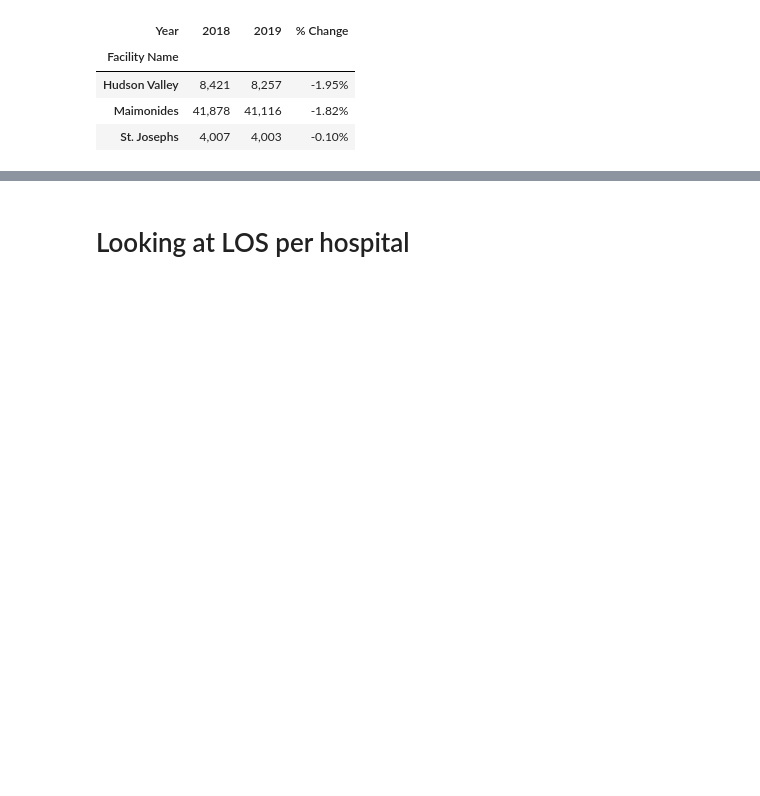
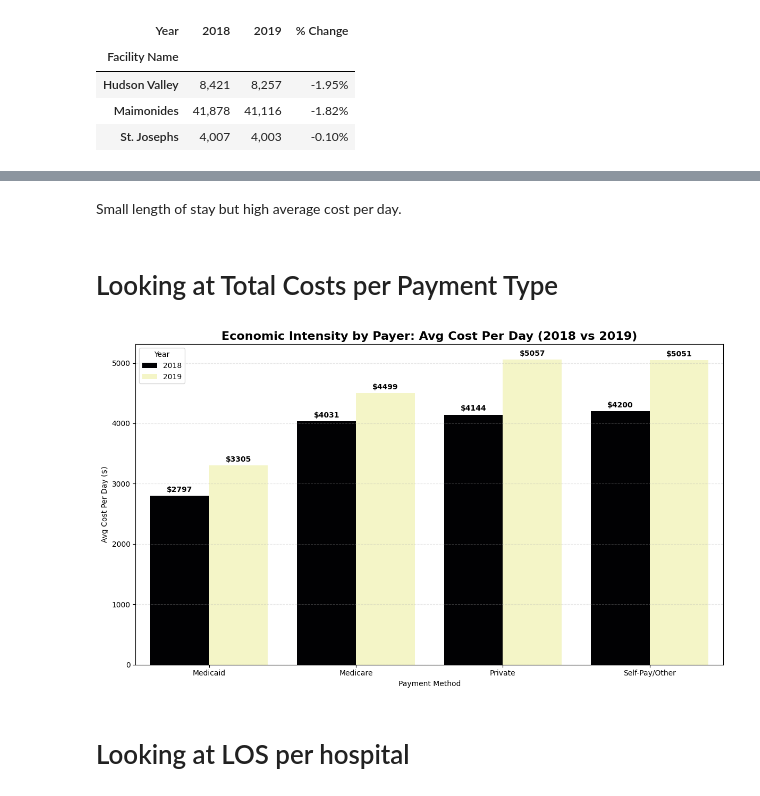
Before and after one commit to kpsalida/HospitalDischarges_Visualization, a Jupyter notebook: viz_eda.ipynb, the cells around one changed output, grey strips where cells are left out. Cells and saved outputs as stored; diff of their text form; code cells hidden in the pictures; blank space fills up the shorter version.

```diff
--- a/viz_eda.ipynb
+++ b/viz_eda.ipynb
@@ -1185,3 +1184,17 @@ styled_volume
 | Hudson Valley | 8,421 | 8,257 | -1.95% |
 | Maimonides | 41,878 | 41,116 | -1.82% |
 | St. Josephs | 4,007 | 4,003 | -0.10% |
+# %%
+# Create a melted version for side-by-side bars
+volume_melted = volume_table[[2018, 2019]].reset_index().melt(id_vars='Facility Name', var_name='Year', value_name='Inpatients')
+
+plt.figure(figsize=(12, 6))
+ax = sns.barplot(data=volume_melted, x='Facility Name', y='Inpatients', hue='Year', palette='viridis')
+
+# Add labels to show the scale difference
+for container in ax.containers:
+    ax.bar_label(container, fmt='{:,.0f}', padding=3)
+
+plt.title("Total Inpatient Volume: 2018 vs 2019", fontsize=15, fontweight='bold')
+plt.ylabel("Number of Discharges")
+plt.show()
@@ -1218,3 +1318,37 @@ styled_efficiency
+# %% [markdown]
+Small length of stay but high average cost per day.
+# %% [markdown]
+# Looking at Total Costs per Payment Type
+# %%
+# Prepare data from payer_efficiency table
+# We melt it to make it compatible with Seaborn's hue
+payer_cost_melted = payer_efficiency['Avg_Cost_Per_Day'].reset_index().melt(
+    id_vars='Payment Type',
+    var_name='Year',
+    value_name='Cost_Per_Day'
+)
+
+plt.figure(figsize=(12, 7))
+ax = sns.barplot(
+    data=payer_cost_melted,
+    x='Payment Type',
+    y='Cost_Per_Day',
+    hue='Year',
+    palette='magma'
+)
+
+# Add data labels
+for container in ax.containers:
+    ax.bar_label(container, fmt='$%.0f', padding=3, fontweight='bold')
+
+plt.title("Economic Intensity by Payer: Avg Cost Per Day (2018 vs 2019)", fontsize=16, fontweight='bold')
+plt.ylabel("Avg Cost Per Day ($)")
+plt.xlabel("Payment Method")
+plt.grid(axis='y', linestyle='--', alpha=0.3)
+plt.tight_layout()
+plt.show()
+# %% [output]
+[figure, added]
 # %% [markdown]
 # Looking at LOS per hospital
 # %%
```
Also changed, not shown: parts of 12 cells of this notebook.
